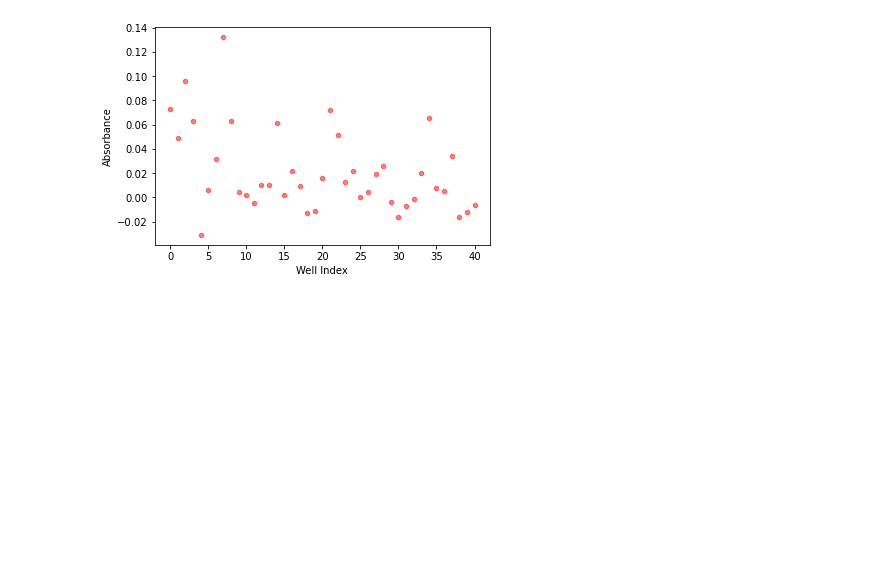
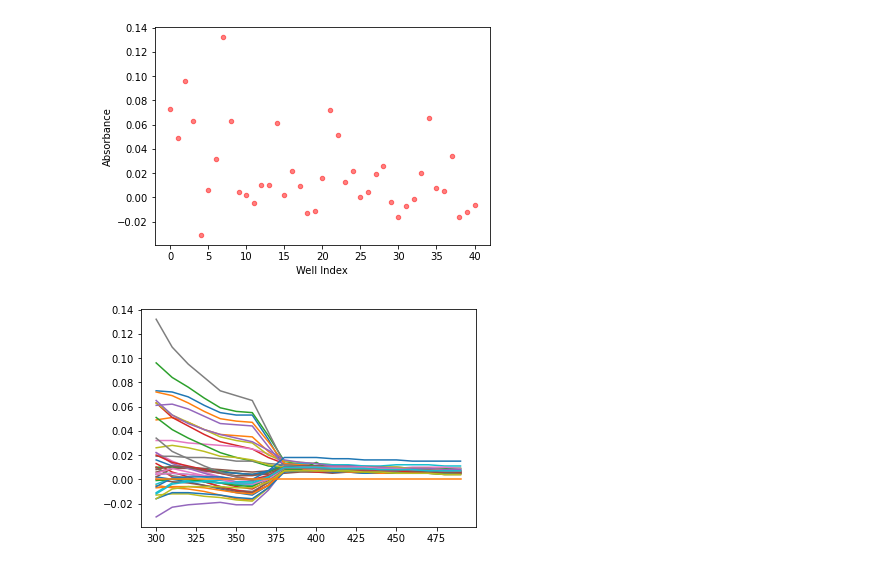
Before and after one commit to pozzo-research-group/OT2Protocols, a Jupyter notebook: ot2protocol/Ouzo_OT2_Sampling/Plate Reader Extract.ipynb, the cells around one changed output. Saved outputs shown, nothing was run; the diff lists cells and outputs as text; code cells hidden in the pictures; blank space fills up the shorter version.

```diff
--- a/ot2protocol/Ouzo_OT2_Sampling/Plate Reader Extract.ipynb
+++ b/ot2protocol/Ouzo_OT2_Sampling/Plate Reader Extract.ipynb
@@ -95,4 +95,6 @@ plot_wavelengths(df1[0:42],[300])
 # %% [output]
 [figure]
 # %%
-plot_wavelengths(df1[0:42],[300,400])
+plot_wavelengths(df1,[300,500])
+# %% [output]
+[figure, added]
```
Also changed, not shown: 3 other files.
